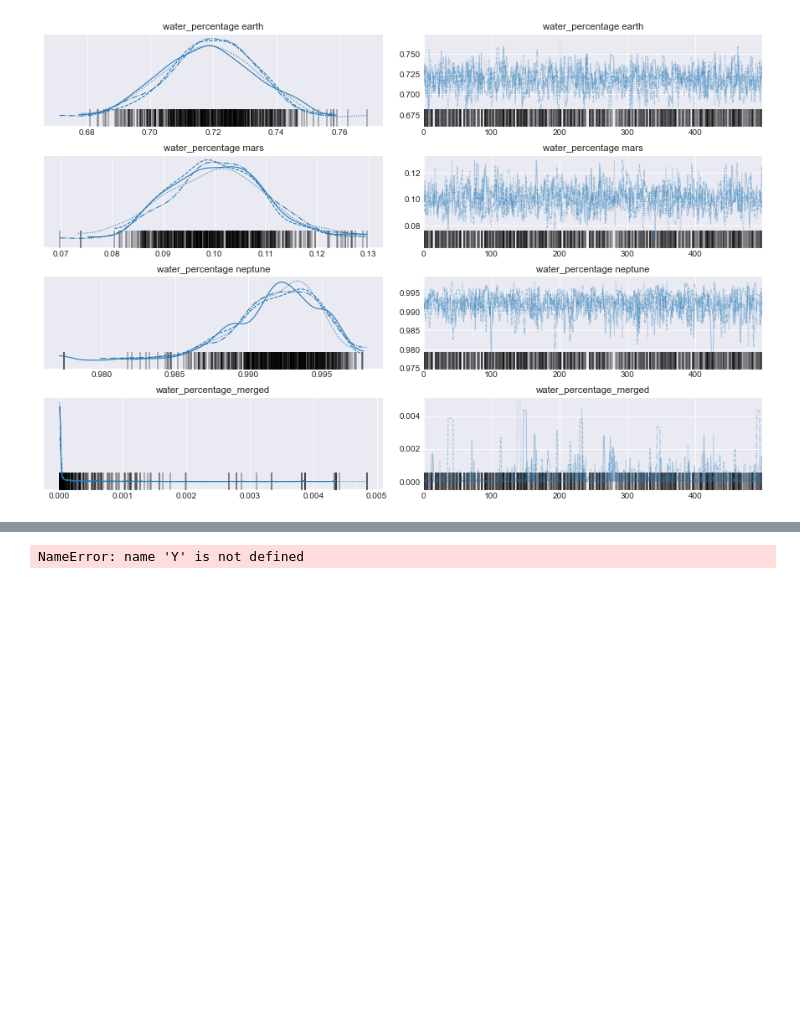
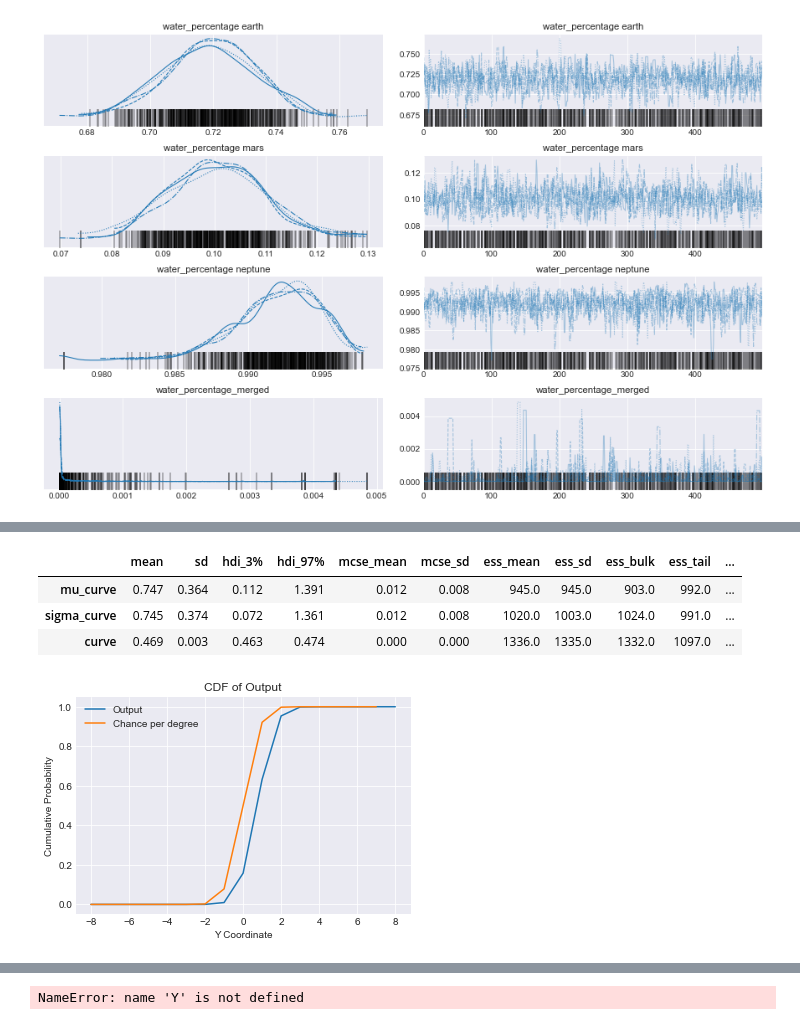
Before and after one commit to LordHerman123/Thesis, a Jupyter notebook: pyMC3_trial.ipynb, the cells around one changed output, grey strips where cells are left out. Cells and saved outputs as stored; diff of their text form; code cells hidden in the pictures; blank space fills up the shorter version.

```diff
--- a/pyMC3_trial.ipynb
+++ b/pyMC3_trial.ipynb
@@ -246,3 +508,46 @@ array([[<AxesSubplot:title={'center':'water_percentage earth'}>,
+# %%
+az.summary(trace)
+# %% [output]
+|  | mean | sd | hdi_3% | hdi_97% | mcse_mean | mcse_sd | ess_mean | ess_sd | ess_bulk | ess_tail | ... |
+| mu_curve | 0.747 | 0.364 | 0.112 | 1.391 | 0.012 | 0.008 | 945.0 | 945.0 | 903.0 | 992.0 | ... |
+| sigma_curve | 0.745 | 0.374 | 0.072 | 1.361 | 0.012 | 0.008 | 1020.0 | 1003.0 | 1024.0 | 991.0 | ... |
+| curve | 0.469 | 0.003 | 0.463 | 0.474 | 0.000 | 0.000 | 1336.0 | 1335.0 | 1332.0 | 1097.0 | ... |
+# %%
+
+import numpy as np
+import matplotlib.pyplot as plt
+from scipy import stats
+
+# Generating chance_per_degree_output
+output = stats.norm(loc=0.747, scale=0.745)
+chance_per_degree_output = []
+
+for i in range(-8, 9):  # Adjusted the loop range to include -8 to 8
+    chance_per_degree_output.append(output.cdf(i))
+
+# Plotting chance_per_degree_output
+y_cord_output = np.arange(-8, 9)  # Generating y-axis values for chance_per_degree_output
+
+# Generating chance_per_degree
+mu, sigma = Generative_model.analytical_solution(1, 20, 0.1, 1, 0)
+normal_dist = stats.norm(loc=mu, scale=sigma)
+
+chance_per_degree = []
+for i in range(-8, 8):  # Adjusted the loop range to match chance_per_degree_output
+    chance_per_degree.append(normal_dist.cdf(i))
+y_cord_chance = np.arange(-8, 8)  # Generating y-axis values for chance_per_degree
+
+# Plotting
+plt.plot(y_cord_output, chance_per_degree_output, label='Output')
+plt.plot(y_cord_chance, chance_per_degree, label='Chance per degree')  # Adjusted label
+plt.xlabel('Y Coordinate')
+plt.ylabel('Cumulative Probability')
+plt.title('CDF of Output')
+plt.grid(True)
+plt.legend()
+plt.show()
+# %% [output]
+[figure, added]
 # %%
 
 Y =  np.random.binomial([1]*5000,0.7)
```
Also changed, not shown: parts of 12 cells of this notebook, 2 other files.
